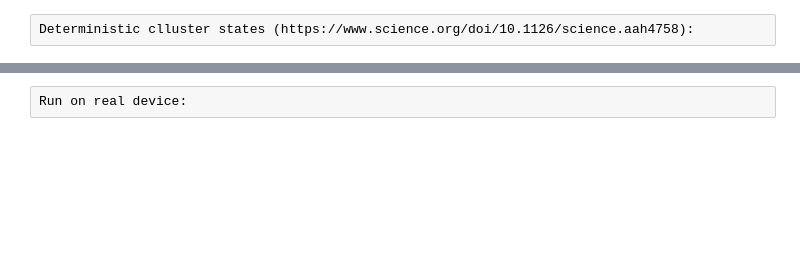
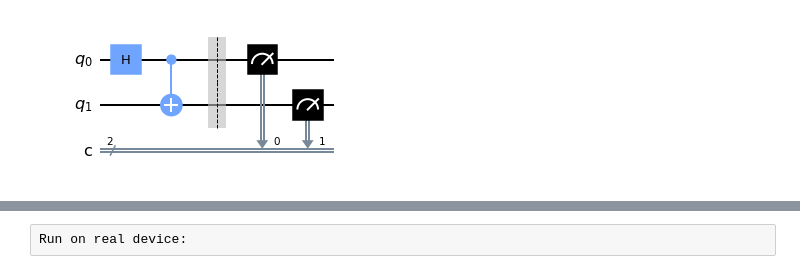
Before and after one commit to DeDuckProject/quantum-playground, a Jupyter notebook: basic-quantum-circuit.ipynb, the cells around one changed output, grey strips where cells are left out. Cells and saved outputs as stored; diff of their text form; code cells hidden in the pictures; blank space fills up the shorter version.

```diff
--- a/basic-quantum-circuit.ipynb
+++ b/basic-quantum-circuit.ipynb
@@ -79,20 +68,21 @@ $$
 # %%
+n = 2 # number of qubits
 # n-qubit entanglement:
 qreg_q = QuantumRegister(n, 'q')
 creg_c = ClassicalRegister(n, 'c')
 circuit = QuantumCircuit(qreg_q, creg_c)
 
 circuit.h(qreg_q[0])
 
 for i in range(1,n):
     circuit.cx(qreg_q[0], qreg_q[i])
 
 circuit.barrier()
 for i in range(n):
     circuit.measure(qreg_q[i], creg_c[i])
 
 circuit.draw(output='mpl')
 # editor = CircuitComposer(circuit=circuit)
 # editor
+# %% [output]
+[figure, added]
-# %% [raw]
-Deterministic clluster states (https://www.science.org/doi/10.1126/science.aah4758):
```
Also changed, not shown: parts of 12 cells of this notebook, 1 other file.
